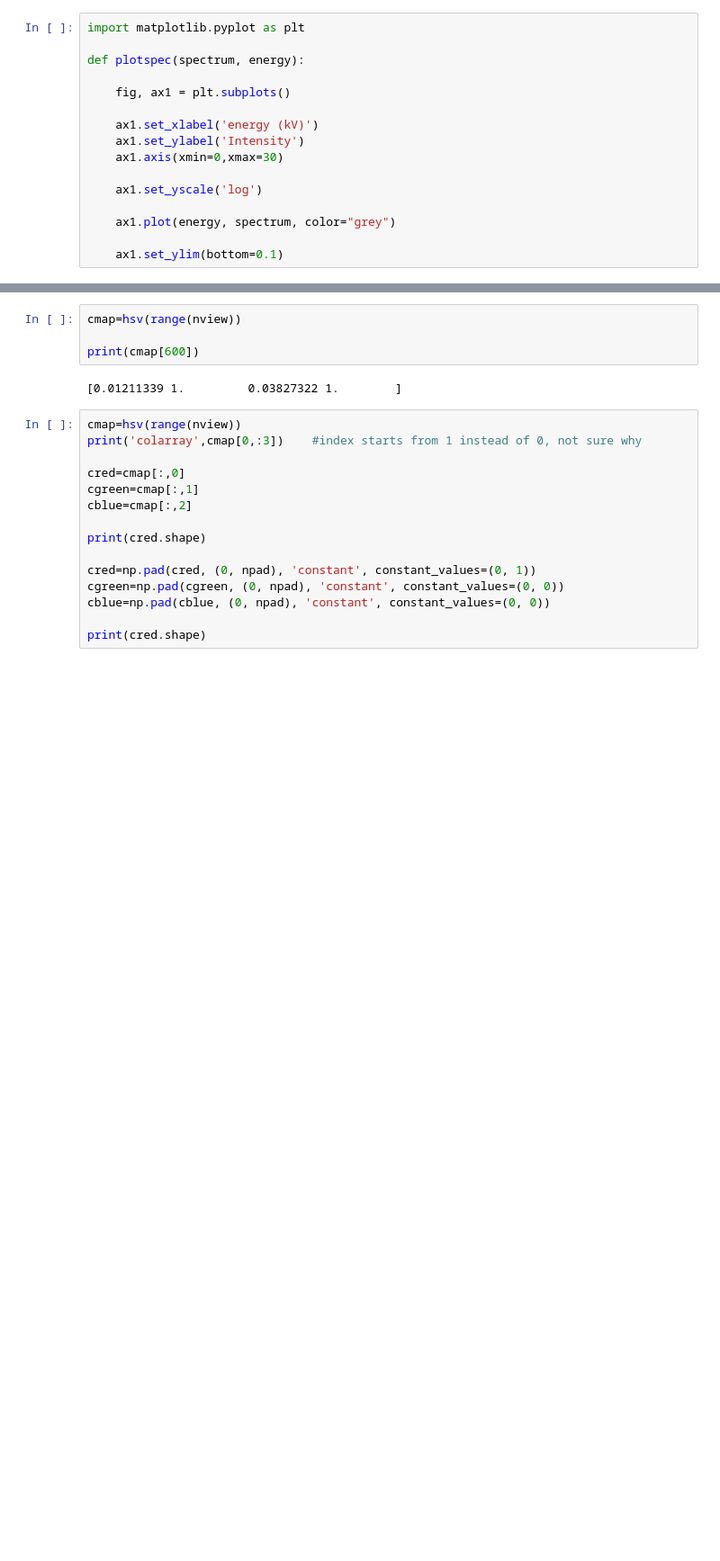
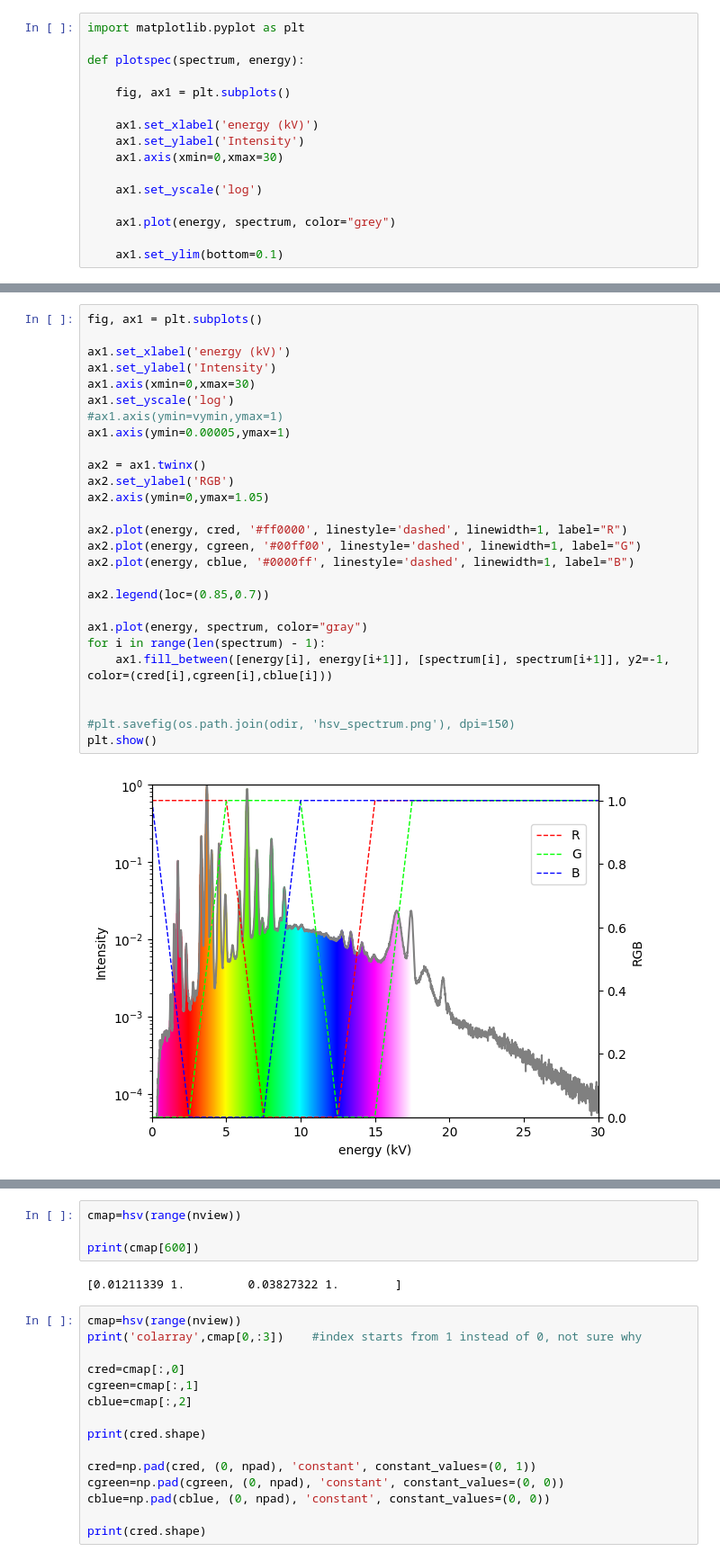
Before and after one commit to lachlanc61/ColourspecXFM, a Jupyter notebook: fitting.ipynb, the cells around one changed output, grey strips where cells are left out. Shown at 90% size. Saved outputs shown, nothing was run; the diff lists cells and outputs as text; blank space fills up the shorter version.

```diff
--- a/fitting.ipynb
+++ b/fitting.ipynb
@@ -61,3 +128,32 @@ plotspec(pixelseries.classavg[1,1], pixelseries.energy)
+# %%
+fig, ax1 = plt.subplots()
+
+ax1.set_xlabel('energy (kV)')
+ax1.set_ylabel('Intensity')
+ax1.axis(xmin=0,xmax=30)
+ax1.set_yscale('log')
+#ax1.axis(ymin=vymin,ymax=1)
+ax1.axis(ymin=0.00005,ymax=1)
+
+ax2 = ax1.twinx()
+ax2.set_ylabel('RGB')
+ax2.axis(ymin=0,ymax=1.05)
+
+ax2.plot(energy, cred, '#ff0000', linestyle='dashed', linewidth=1, label="R")
+ax2.plot(energy, cgreen, '#00ff00', linestyle='dashed', linewidth=1, label="G")
+ax2.plot(energy, cblue, '#0000ff', linestyle='dashed', linewidth=1, label="B")
+
+ax2.legend(loc=(0.85,0.7))
+
+ax1.plot(energy, spectrum, color="gray")
+for i in range(len(spectrum) - 1):
+    ax1.fill_between([energy[i], energy[i+1]], [spectrum[i], spectrum[i+1]], y2=-1, color=(cred[i],cgreen[i],cblue[i]))
+
+
+#plt.savefig(os.path.join(odir, 'hsv_spectrum.png'), dpi=150)
+plt.show()
+# %% [output]
+[figure, added]
 # %%
 #import matplotlib.colors as colors
 import matplotlib.pyplot as plt
```
Also changed, not shown: parts of 6 cells of this notebook, 2 other files.
